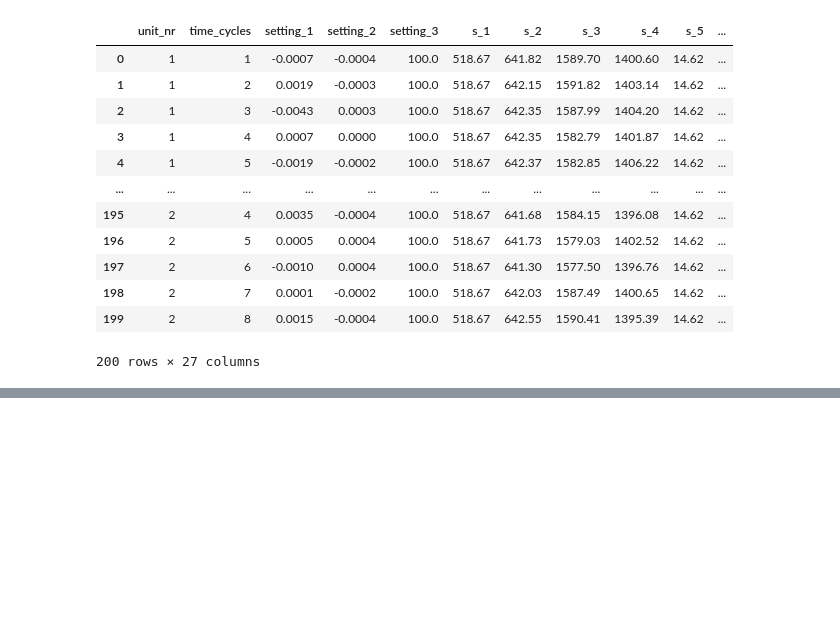
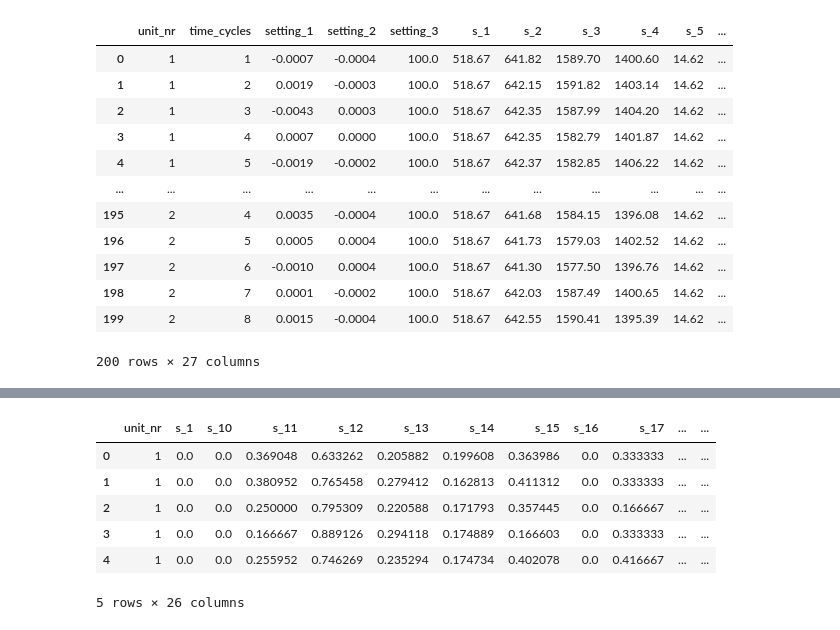
Before and after one commit to liminm/rul-lstm-rul-prediction, a Jupyter notebook: nasa_jet_engine_predictive_maintenance.ipynb, the cells around one changed output, grey strips where cells are left out. Saved outputs shown, nothing was run; the diff lists cells and outputs as text; code cells hidden in the pictures; blank space fills up the shorter version.

```diff
--- a/nasa_jet_engine_predictive_maintenance.ipynb
+++ b/nasa_jet_engine_predictive_maintenance.ipynb
@@ -167,0 +205,31 @@ input_features.head()
+# %%
+from sklearn.preprocessing import MinMaxScaler
+
+scaler = MinMaxScaler(feature_range=(0, 1))
+
+#scaled_features = scaler.fit_transform(input_features)
+#print(scaled_features.shape)
+#scaled_features[0]
+
+
+meta_cols = ['unit_nr']
+sensor_cols = input_features.columns.difference(meta_cols)
+
+scaled = scaler.fit_transform(input_features[sensor_cols])
+scaled_features = pd.DataFrame(scaled, columns=sensor_cols, index=input_features.index)
+
+# optionally reattach the ID
+#scaled_df[meta_cols] = input_features[meta_cols]
+scaled_features.insert(0, 'unit_nr', input_features['unit_nr'])
+scaled_features.head()
+
+
+scaled_features.head()
+# %% [output]
+|  | unit_nr | s_1 | s_10 | s_11 | s_12 | s_13 | s_14 | s_15 | s_16 | s_17 | ... | ... |
+| 0 | 1 | 0.0 | 0.0 | 0.369048 | 0.633262 | 0.205882 | 0.199608 | 0.363986 | 0.0 | 0.333333 | ... | ... |
+| 1 | 1 | 0.0 | 0.0 | 0.380952 | 0.765458 | 0.279412 | 0.162813 | 0.411312 | 0.0 | 0.333333 | ... | ... |
+| 2 | 1 | 0.0 | 0.0 | 0.250000 | 0.795309 | 0.220588 | 0.171793 | 0.357445 | 0.0 | 0.166667 | ... | ... |
+| 3 | 1 | 0.0 | 0.0 | 0.166667 | 0.889126 | 0.294118 | 0.174889 | 0.166603 | 0.0 | 0.333333 | ... | ... |
+| 4 | 1 | 0.0 | 0.0 | 0.255952 | 0.746269 | 0.235294 | 0.174734 | 0.402078 | 0.0 | 0.416667 | ... | ... |
+5 rows × 26 columns
```
Also changed, not shown: parts of 13 cells of this notebook.
